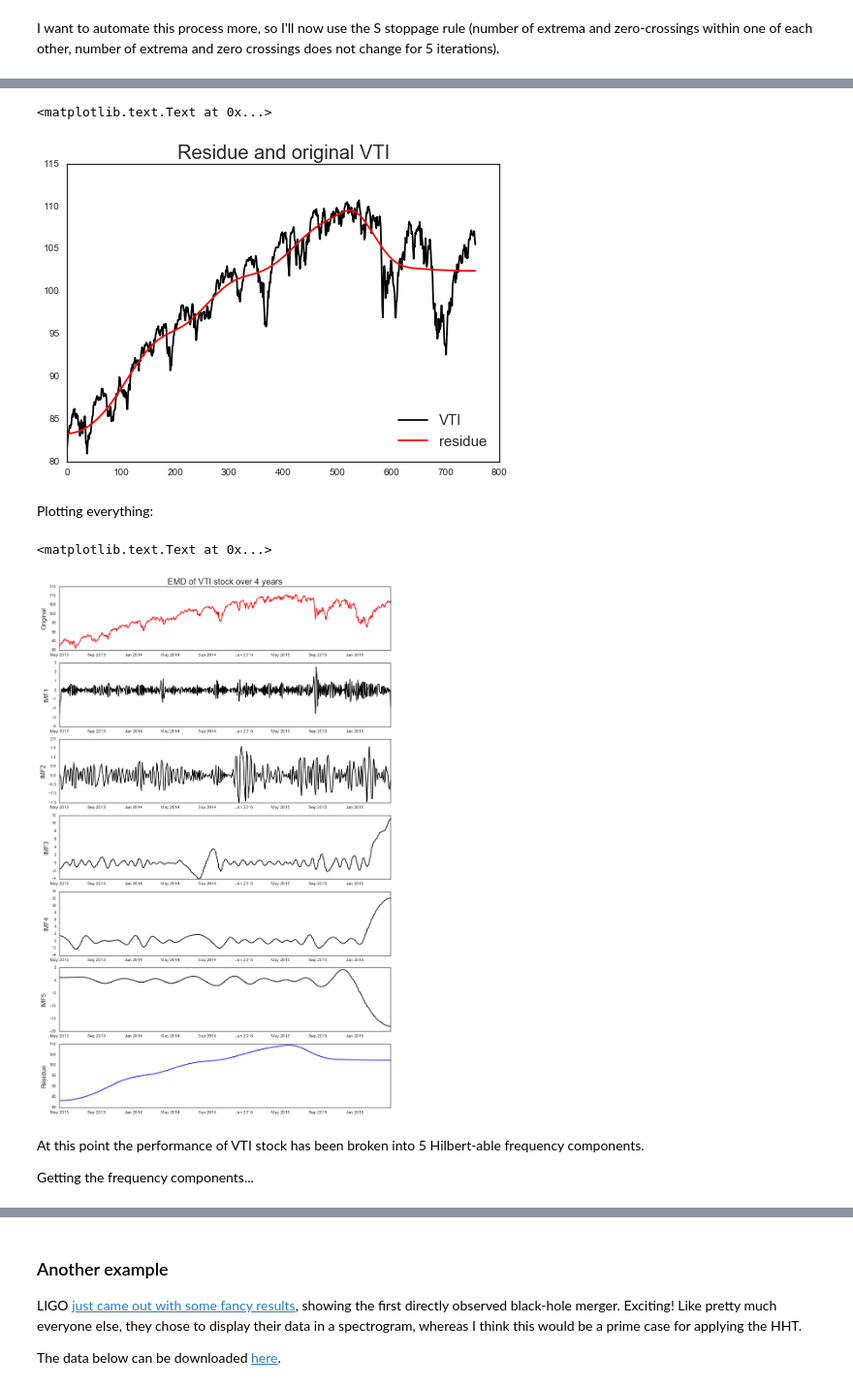
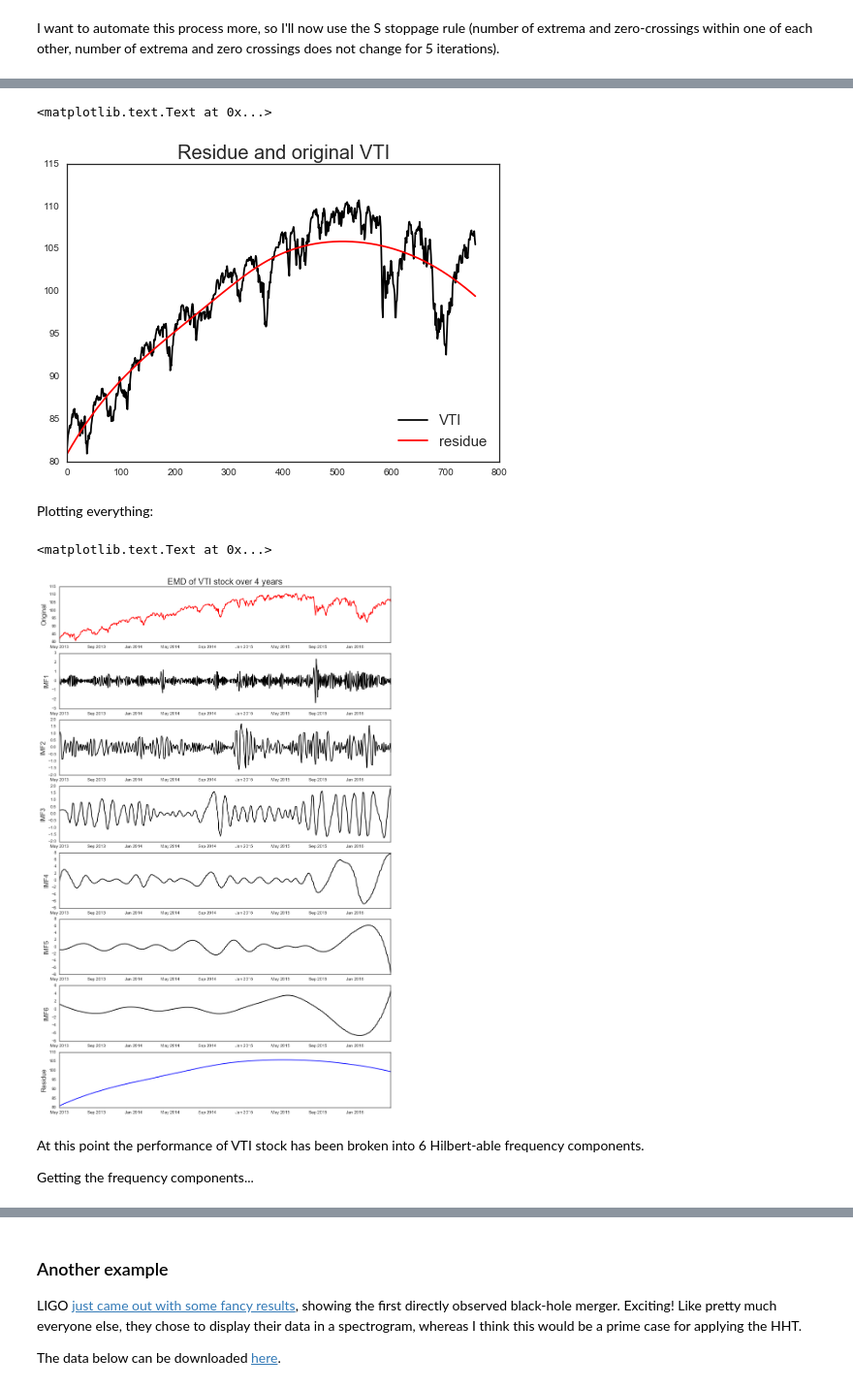
Before and after one commit to anzelpwj/Stats-week, a Jupyter notebook: Hilbert_Transform.ipynb, the cells around one changed output, grey strips where cells are left out. Shown at 97% size. Drawn from its saved outputs; the diff is of its cells as text; code cells hidden in the pictures.

```diff
--- a/Hilbert_Transform.ipynb
+++ b/Hilbert_Transform.ipynb
@@ -438,0 +479,2 @@ plt.title("VTI data, with extrema tagged", fontsize=20)
+# %%
+minima_x, minima_t, maxima_x, maxima_t = get_IMF_extrema(dummy_t, X0)
@@ -579,7 +655,7 @@ plt.legend(fontsize=15, loc=4)
 # %% [markdown]
 I want to automate this process more, so I'll now use the S stoppage rule (number of extrema and zero-crossings within one of each other, number of extrema and zero crossings does not change for 5 iterations).
 # %%
-def calculate_next_IMF(X_i, S_finish=5, maxiter=25, extra_verbose=False):
+def calculate_next_IMF(X_i, S_finish=5, maxiter=50, extra_verbose=False):
     print("Calulating h_i0")
     t = np.arange(len(X_i))
     S_accum = 0
@@ -747,0 +825,4 @@ We now have just one maxima left (though it looks like we're close to a minima a
+# %%
+IMF6, _ = calculate_next_IMF(X5)
+plt.plot(dummy_t, IMF6, color='k')
+plt.title("IMF6", fontsize=20)
@@ -748,41 +851,44 @@ We now have just one maxima left (though it looks like we're close to a minima a
 # %%
-residue = X5
+residue = X5 - IMF6
 plt.plot(dummy_t, X0, color='k', label="VTI")
 plt.plot(dummy_t, residue, color='r', label="residue")
 plt.legend(fontsize=15, loc=4)
 plt.title("Residue and original VTI", fontsize=20)
 # %% [output]
 <matplotlib.text.Text at 0x...>
-[figure, old version]
+[figure, new version]
 # %% [markdown]
 Plotting everything:
 # %%
-fig, axes = plt.subplots(nrows=7, ncols=1, figsize=(14,22))
+fig, axes = plt.subplots(nrows=8, ncols=1, figsize=(14,22))
 axes[0].plot(vti_dates, X0, color='r')
 axes[0].set_ylabel("Original", fontsize=15)
 axes[0].set_title("EMD of VTI stock over 4 years", fontsize=20)
 axes[1].plot(vti_dates, IMF1, color='k')
 axes[1].set_ylabel(r"IMF1", fontsize=15)
 
 axes[2].plot(vti_dates, IMF2, color='k')
 axes[2].set_ylabel(r"IMF2", fontsize=15)
 
 axes[3].plot(vti_dates, IMF3, color='k')
 axes[3].set_ylabel(r"IMF3", fontsize=15)
 
 axes[4].plot(vti_dates, IMF4, color='k')
 axes[4].set_ylabel(r"IMF4", fontsize=15)
 
 axes[5].plot(vti_dates, IMF5, color='k')
 axes[5].set_ylabel(r"IMF5", fontsize=15)
 
-axes[6].plot(vti_dates, residue, color='b')
-axes[6].set_ylabel(r"Residue", fontsize=15)
+axes[6].plot(vti_dates, IMF6, color='k')
+axes[6].set_ylabel(r"IMF6", fontsize=15)
+
+axes[7].plot(vti_dates, residue, color='b')
+axes[7].set_ylabel(r"Residue", fontsize=15)
 # %% [output]
 <matplotlib.text.Text at 0x...>
-[figure, old version]
+[figure, new version]
 # %% [markdown]
-At this point the performance of VTI stock has been broken into 5 Hilbert-able frequency components.
+At this point the performance of VTI stock has been broken into 6 Hilbert-able frequency components.
 
 Getting the frequency components...
 # %%
```
Also changed, not shown: parts of 57 cells of this notebook, 1 other file.
